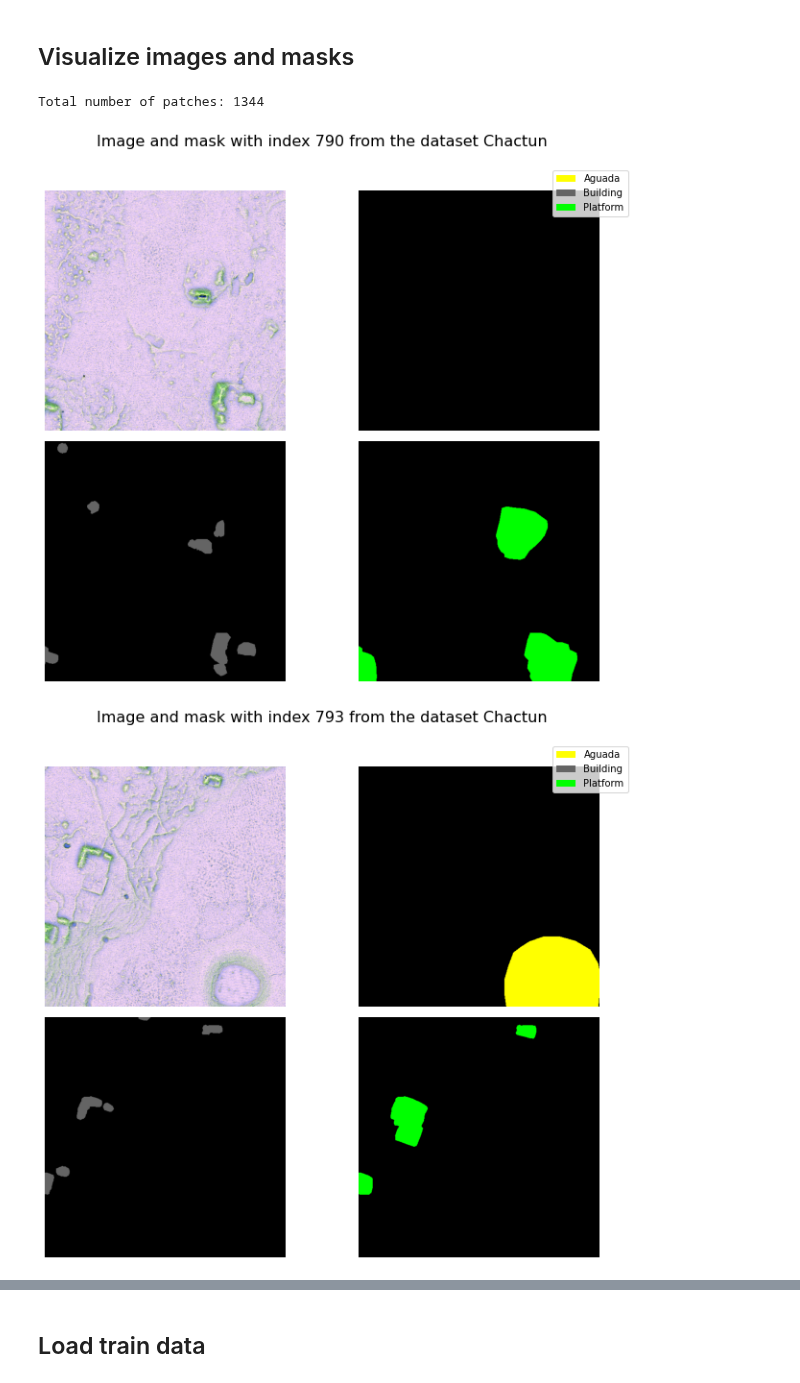
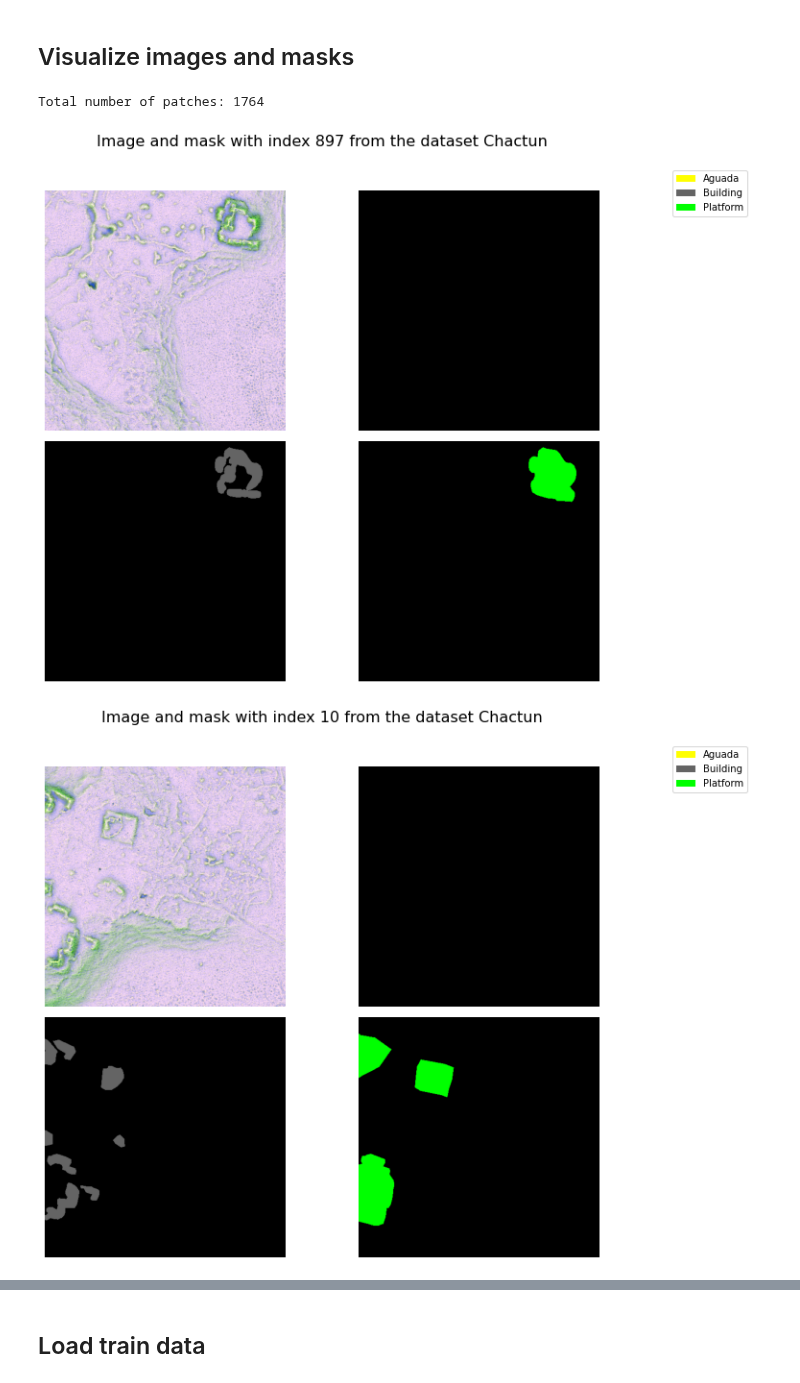
Before and after one commit to biasvariancelabs/aitlas, a Jupyter notebook: examples/semantic_segmentation_example_chactun.ipynb, the cells around one changed output, grey strips where cells are left out. Saved outputs shown, nothing was run; the diff lists cells and outputs as text; code cells hidden in the pictures.

Commit message:
new version notebook for chactun dataset

```diff
--- a/examples/semantic_segmentation_example_chactun.ipynb
+++ b/examples/semantic_segmentation_example_chactun.ipynb
@@ -13,14 +13,14 @@ from aitlas.utils import image_loader
 ## Visualize images and masks
 # %%
 dataset_config = {
-    "data_dir": "/media/hdd/semantic-segmentation/Chactun/train"
+    "data_dir": "../data/chactun/train"
 }
 dataset = ChactunDataset(dataset_config)
 
 print(f"Total number of patches: {len(dataset)}")
-dataset.show_image(790);
-dataset.show_image(793);
+dataset.show_image(897);
+dataset.show_image(10);
 # %% [output]
-Total number of patches: 1344
+Total number of patches: 1764
-[figure, old version]
+[figure, new version]
-[figure, old version]
+[figure, new version]
```
Also changed, not shown: parts of 8 cells of this notebook.
